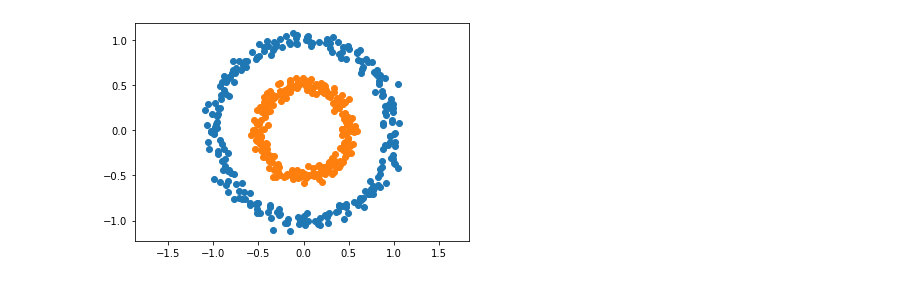
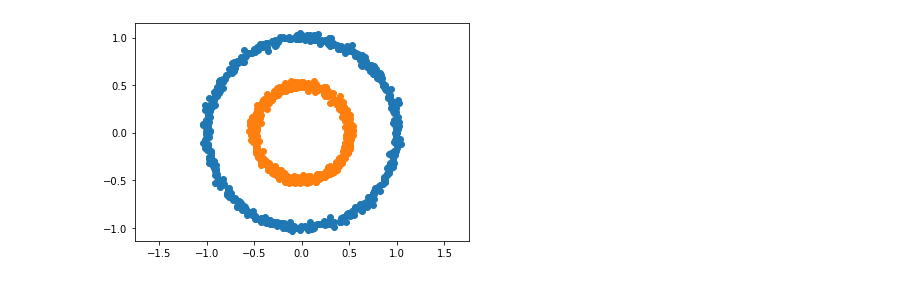
Before and after one commit to Isaac-Guillen/NNPython, a Jupyter notebook: NNPython.ipynb, the cells around one changed output. Drawn from its saved outputs; the diff is of its cells as text; code cells hidden in the pictures.

```diff
--- a/NNPython.ipynb
+++ b/NNPython.ipynb
@@ -9,16 +9,17 @@ from sklearn.datasets import make_circles
 # Create the dataset
 
 #number of registers
-n = 500
+n = 1000
 
 #number of characteristics per register
 p = 2
 
-X, Y = make_circles(n_samples = n, factor = 0.5, noise = 0.05)
+X, Y = make_circles(n_samples = n, factor = 0.5, noise = 0.023)
+Y = Y[:, np.newaxis]
 # %%
-plt.scatter(X[Y == 0, 0], X[Y== 0, 1])
-plt.scatter(X[Y == 1, 0], X[Y== 1, 1])
+plt.scatter(X[Y[:, 0] == 0, 0], X[Y[:, 0] == 0, 1])
+plt.scatter(X[Y[:, 0] == 1, 0], X[Y[:, 0] == 1, 1])
 plt.axis("equal")
 plt.show()
 # %% [output]
-[figure, old version]
+[figure, new version]
```
Also changed, not shown: parts of 9 cells of this notebook, 1 other file.
